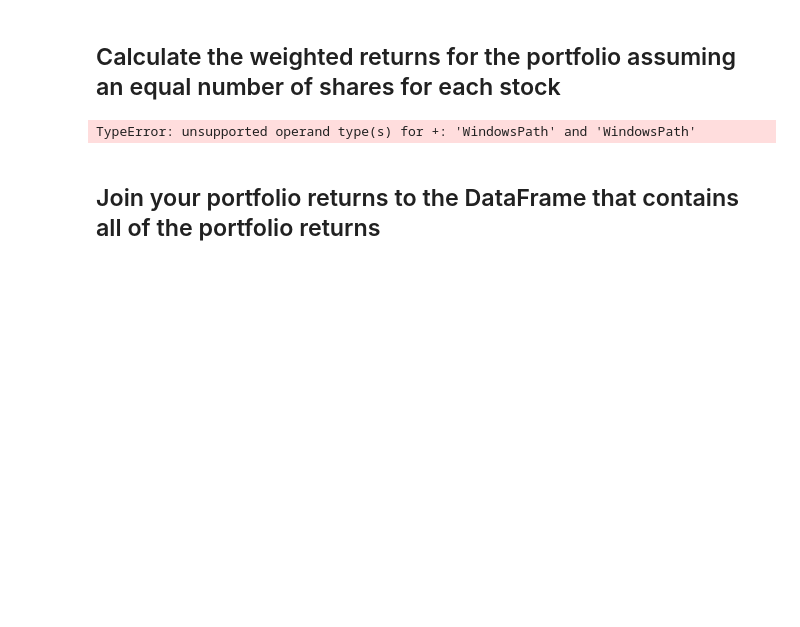
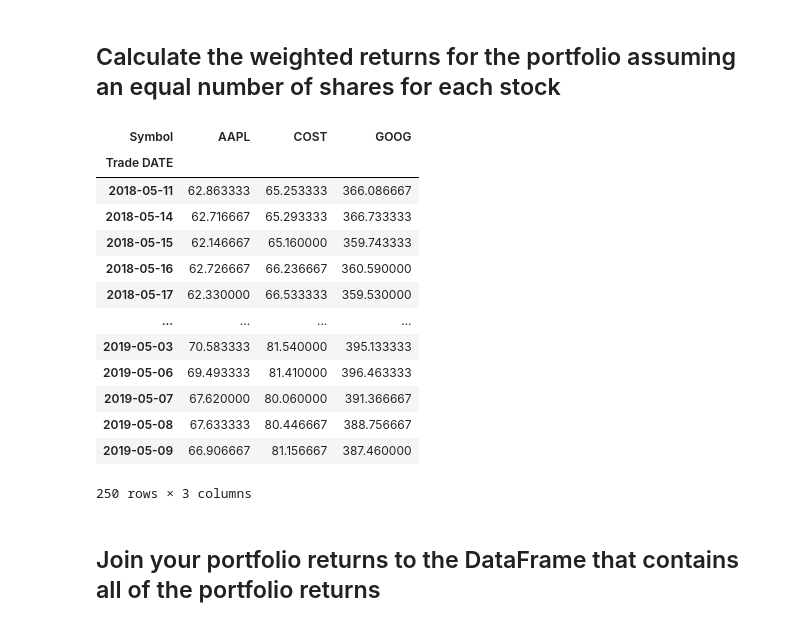
Before and after one commit to FrostyMfasis/analysis-notebook, a Jupyter notebook: whale_analysis.ipynb, the cells around one changed output. Saved outputs shown, nothing was run; the diff lists cells and outputs as text; code cells hidden in the pictures; blank space fills up the shorter version.

```diff
--- a/whale_analysis.ipynb
+++ b/whale_analysis.ipynb
@@ -639,13 +653,26 @@ TypeError: unsupported operand type(s) for /: 'str' and 'str'
 # %%
 # Set weights
 weights = [1/3, 1/3, 1/3]
 
 # Calculate portfolio return
-portfolio_returns_results = (GOOG_returns + COST_returns + AAPL_returns) / 3.0
+portfolio_returns_results = reorganized_data / 3.0
 # Display sample data
 portfolio_returns_results
 # %% [output]
+| Symbol | AAPL | COST | GOOG |
+| Trade DATE |  |  |  |
+| 2018-05-11 | 62.863333 | 65.253333 | 366.086667 |
+| 2018-05-14 | 62.716667 | 65.293333 | 366.733333 |
+| 2018-05-15 | 62.146667 | 65.160000 | 359.743333 |
+| 2018-05-16 | 62.726667 | 66.236667 | 360.590000 |
+| 2018-05-17 | 62.330000 | 66.533333 | 359.530000 |
+| ... | ... | ... | ... |
+| 2019-05-03 | 70.583333 | 81.540000 | 395.133333 |
+| 2019-05-06 | 69.493333 | 81.410000 | 396.463333 |
+| 2019-05-07 | 67.620000 | 80.060000 | 391.366667 |
+| 2019-05-08 | 67.633333 | 80.446667 | 388.756667 |
+| 2019-05-09 | 66.906667 | 81.156667 | 387.460000 |
-TypeError: unsupported operand type(s) for +: 'WindowsPath' and 'WindowsPath'
+250 rows × 3 columns
 # %% [markdown]
 ## Join your portfolio returns to the DataFrame that contains all of the portfolio returns
 # %%
```
Also changed, not shown: parts of 10 cells of this notebook.
